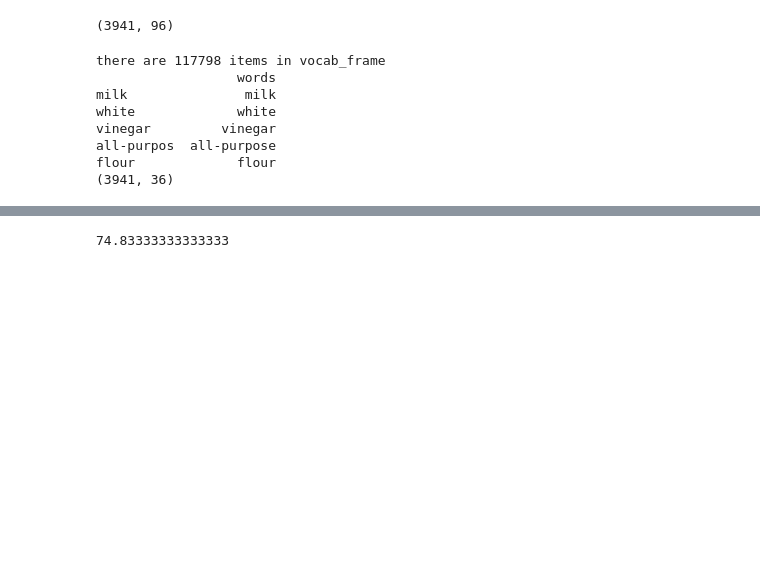
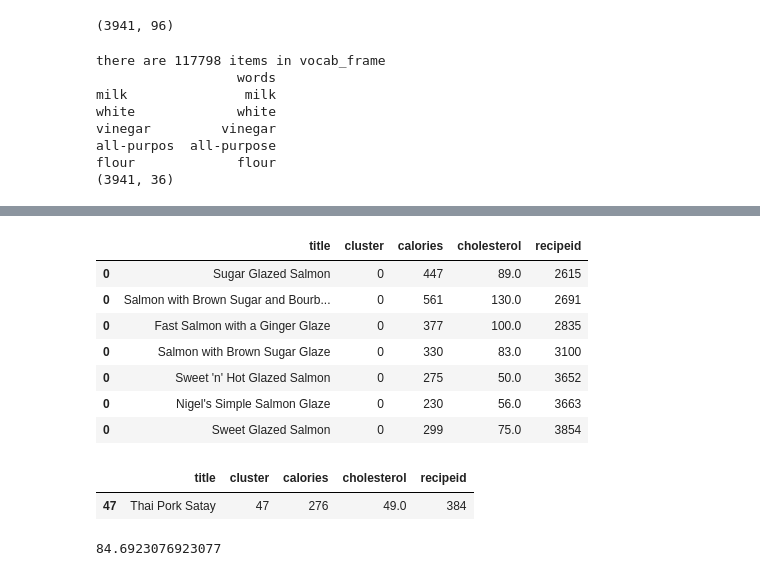
Before and after one commit to andrewblane/menusights, a Jupyter notebook: supermodel.ipynb, the cells around one changed output, grey strips where cells are left out. Cells and saved outputs as stored; diff of their text form; code cells hidden in the pictures; blank space fills up the shorter version.

```diff
--- a/supermodel.ipynb
+++ b/supermodel.ipynb
@@ -151,6 +151,10 @@ for item in names:
 synopses = []
 for item in names:
     synopses.append(" ".join([clean_up_ingredient(a.ingredient)["ingredient"] for a in item.ingredients]))
+# %%
+recipeids = []
+for item in names:
+    recipeids.append(item.id)
 # %%
 calories=[]
 for item in names:
@@ -181,6 +186,7 @@ nltk.word_tokenize("braised short ribs")
 # %%
 def cluster_recipes(titles, num_clusters = 380):
     def tokenize_and_stem(title):
+        stemmer = SnowballStemmer("english")
         stemmed_titles = []
         new_title=[]
         for word in nltk.word_tokenize(title):
@@ -237,8 +243,13 @@ def cluster_recipes(titles, num_clusters = 380):
     #since I've already run my model I am loading from the pickle
     #joblib.dump(km,  'doc_cluster.pkl')
     #km = joblib.load('doc_cluster.pkl')
-    recipes = {'title': titles, 'synopsis': synopses,'calories': calories,'cholesterol': cholesterol, 'cluster': clusters}
-    frame = pd.DataFrame(recipes, index = [clusters] , columns = ['title', 'cluster', 'calories', 'cholesterol'])
+    recipes = {'title': titles,
+               'synopsis': synopses,
+               'calories': calories,
+               'cholesterol': cholesterol,
+               'cluster': clusters,
+               'recipeid': recipeids}
+    frame = pd.DataFrame(recipes, index = [clusters] , columns = ['title', 'cluster', 'calories', 'cholesterol', 'recipeid'])
     frame['cluster'].value_counts()
     grouped = frame['cholesterol'].groupby(frame['cluster']) #groupby cluster for aggregation purposes
     grouped.mean() #average rank (1 to 100) per cluster
@@ -350,4 +392,11 @@ a = recipe_clusters["cluster_designations"].ix[prediction[0]]
 # %%
-np.mean(recipe_clusters["cluster_designations"].ix[prediction[0]]["cholesterol"])
+recipe_clusters["cluster_designations"].ix[0]
 # %% [output]
-74.83333333333333
+|  | title | cluster | calories | cholesterol | recipeid |
+| 0 | Sugar Glazed Salmon | 0 | 447 | 89.0 | 2615 |
+| 0 | Salmon with Brown Sugar and Bourb... | 0 | 561 | 130.0 | 2691 |
+| 0 | Fast Salmon with a Ginger Glaze | 0 | 377 | 100.0 | 2835 |
+| 0 | Salmon with Brown Sugar Glaze | 0 | 330 | 83.0 | 3100 |
+| 0 | Sweet 'n' Hot Glazed Salmon | 0 | 275 | 50.0 | 3652 |
+| 0 | Nigel's Simple Salmon Glaze | 0 | 230 | 56.0 | 3663 |
+| 0 | Sweet Glazed Salmon | 0 | 299 | 75.0 | 3854 |
@@ -383,0 +403,5 @@ for
+# %%
+ingredient_clusters['cluster_designations'].loc[ingredient_clusters['cluster_designations']['recipeid'] == 384]
+# %% [output]
+|  | title | cluster | calories | cholesterol | recipeid |
+| 47 | Thai Pork Satay | 47 | 276 | 49.0 | 384 |
@@ -384,2 +410,6 @@ for
+# %%
+a
+# %% [output]
+84.6923076923077
 # %%
 menu_items = session.query(MenuItem).filter(MenuItem.restaurant_id == 82).all()
```
Also changed, not shown: parts of 19 cells of this notebook, 21 other files.
